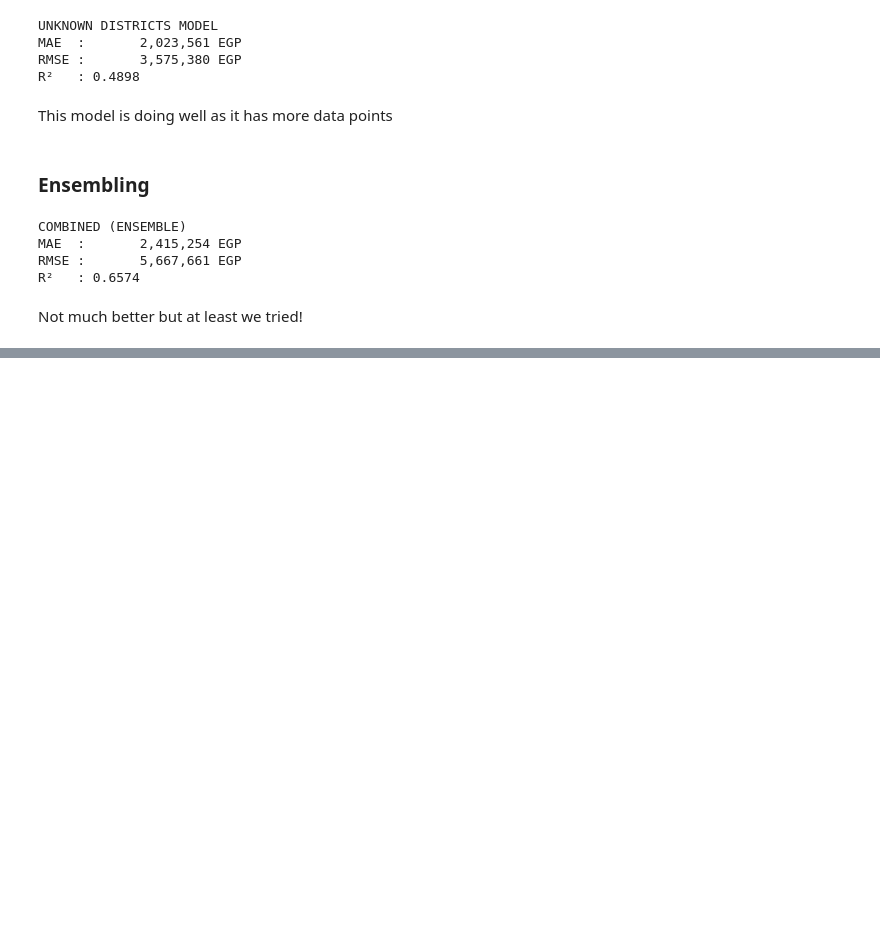
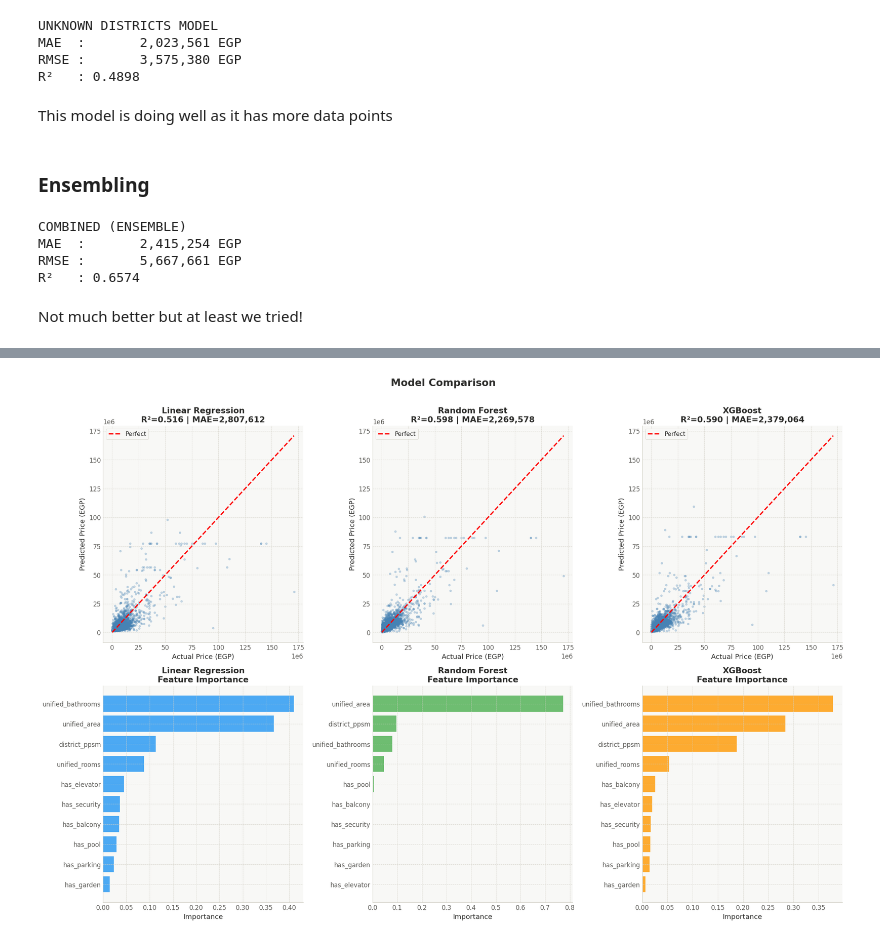
Before and after one commit to youssefokeil/AI-Based-Market-Property-Analysis, a Jupyter notebook: DataAnalysis.ipynb, the cells around one changed output, grey strips where cells are left out. Drawn from its saved outputs; the diff is of its cells as text; code cells hidden in the pictures; blank space fills up the shorter version.

Commit message:
add plots

```diff
--- a/DataAnalysis.ipynb
+++ b/DataAnalysis.ipynb
@@ -1095,12 +1087,12 @@ LinearRegression()
 # %% [markdown]
 Let's evaluate our model
 # %%
-y_pred_log = model.predict(X_test_scaled)
-y_pred     = np.expm1(y_pred_log)
+y_pred_lr_log = lr_model.predict(X_test_scaled)
+y_pred_lr    = np.expm1(y_pred_lr_log)
 
-mae  = mean_absolute_error(y_test, y_pred)
-rmse = np.sqrt(mean_squared_error(y_test, y_pred))
-r2   = r2_score(y_test, y_pred)
+mae  = mean_absolute_error(y_test, y_pred_lr)
+rmse = np.sqrt(mean_squared_error(y_test, y_pred_lr))
+r2   = r2_score(y_test, y_pred_lr)
 
 print(f"MAE  : {mae:>15,.0f} EGP")
 print(f"RMSE : {rmse:>15,.0f} EGP")
@@ -1383,11 +1360,11 @@ XGBRegressor(base_score=None, booster=None, callbacks=None,
 # %% [markdown]
 let's see how good it performed
 # %%
-y_pred = xgb_model.predict(X_test)
+y_pred_xgb = xgb_model.predict(X_test)
 
-mae  = mean_absolute_error(y_test, y_pred)
-rmse = np.sqrt(mean_squared_error(y_test, y_pred))
-r2   = r2_score(y_test, y_pred)
+mae  = mean_absolute_error(y_test, y_pred_xgb)
+rmse = np.sqrt(mean_squared_error(y_test, y_pred_xgb))
+r2   = r2_score(y_test, y_pred_xgb)
 
 print(f"MAE  : {mae:>15,.0f} EGP")
 print(f"RMSE : {rmse:>15,.0f} EGP")
@@ -1568,0 +1548,68 @@ Not much better but at least we tried!
+# %%
+import matplotlib.pyplot as plt
+import numpy as np
+
+# ── Assume you have these from your three models ──────────────────────────────
+# y_pred_lr  — linear regression predictions
+# y_pred_rf  — random forest predictions
+# y_pred_xgb — xgboost predictions
+
+fig, axes = plt.subplots(2, 3, figsize=(18, 12))
+fig.suptitle('Model Comparison', fontsize=16, fontweight='bold', y=1.01)
+
+models = {
+    'Linear Regression': y_pred_lr,
+    'Random Forest'    : y_pred_rf,
+    'XGBoost'          : y_pred_xgb,
+}
+
+# ── 1. Actual vs Predicted ────────────────────────────────────────────────────
+for ax, (name, y_pred) in zip(axes[0], models.items()):
+    r2  = r2_score(y_test, y_pred)
+    mae = mean_absolute_error(y_test, y_pred)
+
+    ax.scatter(y_test, y_pred, alpha=0.3, s=10, color='steelblue')
+
+    # Perfect prediction line
+    min_val = min(y_test.min(), y_pred.min())
+    max_val = max(y_test.max(), y_pred.max())
+    ax.plot([min_val, max_val], [min_val, max_val], 'r--', linewidth=2, label='Perfect')
+
+    ax.set_xlabel('Actual Price (EGP)')
+    ax.set_ylabel('Predicted Price (EGP)')
+    ax.set_title(f'{name}\nR²={r2:.3f} | MAE={mae:,.0f}')
+    ax.legend()
+    ax.ticklabel_format(style='sci', axis='both', scilimits=(6,6))
+
+# ── 2. Feature Importance ─────────────────────────────────────────────────────
+feature_names = X_train.columns.tolist()
+
+# Linear regression — use absolute coefficients (need scaler for this)
+lr_importance = pd.Series(np.abs(lr_model.coef_), index=feature_names).sort_values(ascending=True)
+
+# Random Forest
+rf_importance = pd.Series(rf_model.feature_importances_, index=feature_names).sort_values(ascending=True)
+
+# XGBoost
+xgb_importance = pd.Series(xgb_model.feature_importances_, index=feature_names).sort_values(ascending=True)
+
+importances = {
+    'Linear Regression': lr_importance,
+    'Random Forest'    : rf_importance,
+    'XGBoost'          : xgb_importance,
+}
+
+colors = ['#2196F3', '#4CAF50', '#FF9800']
+
+for ax, (name, imp), color in zip(axes[1], importances.items(), colors):
+    ax.barh(imp.index, imp.values, color=color, alpha=0.8)
+    ax.set_xlabel('Importance')
+    ax.set_title(f'{name}\nFeature Importance')
+    ax.spines['top'].set_visible(False)
+    ax.spines['right'].set_visible(False)
+
+plt.tight_layout()
+plt.savefig('model_comparison.png', dpi=150, bbox_inches='tight')
+plt.show()
+# %% [output]
+[figure, added]
```
Also changed, not shown: parts of 14 cells of this notebook, 1 other file.
